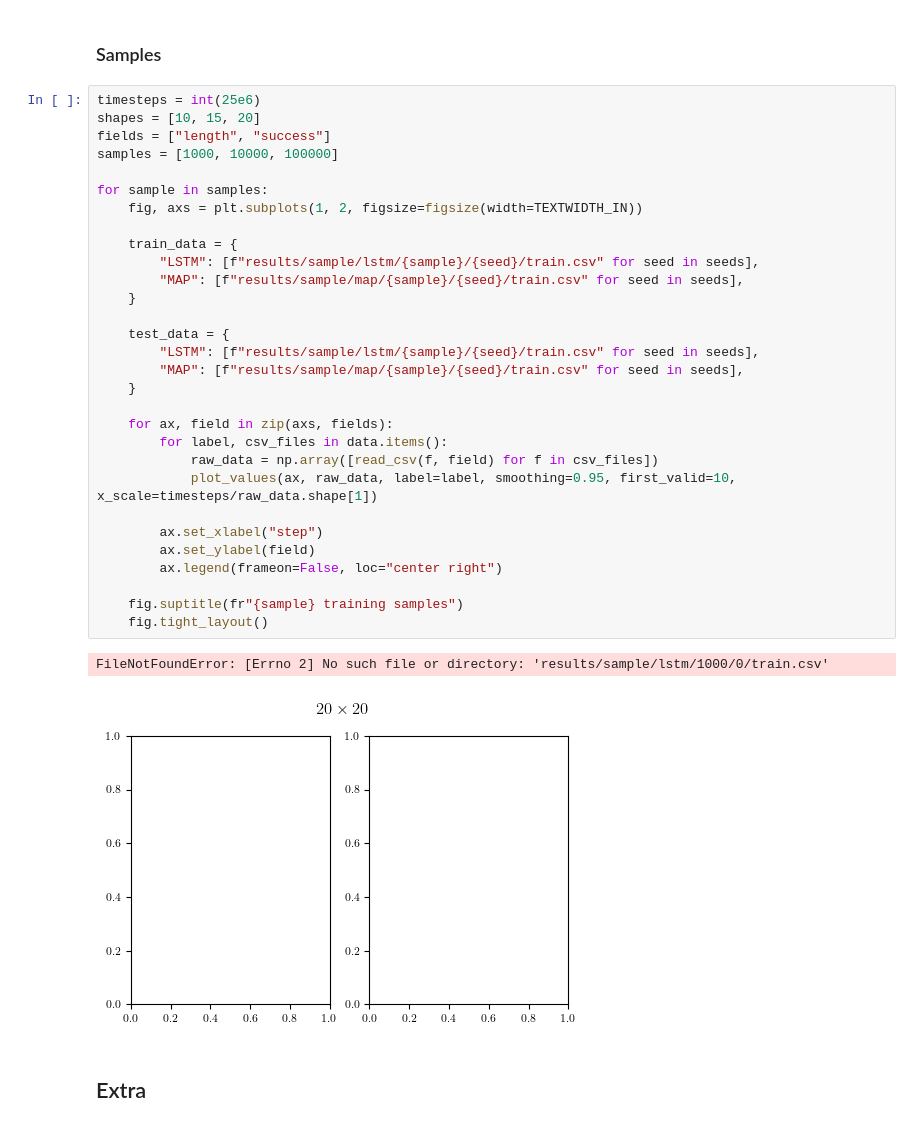
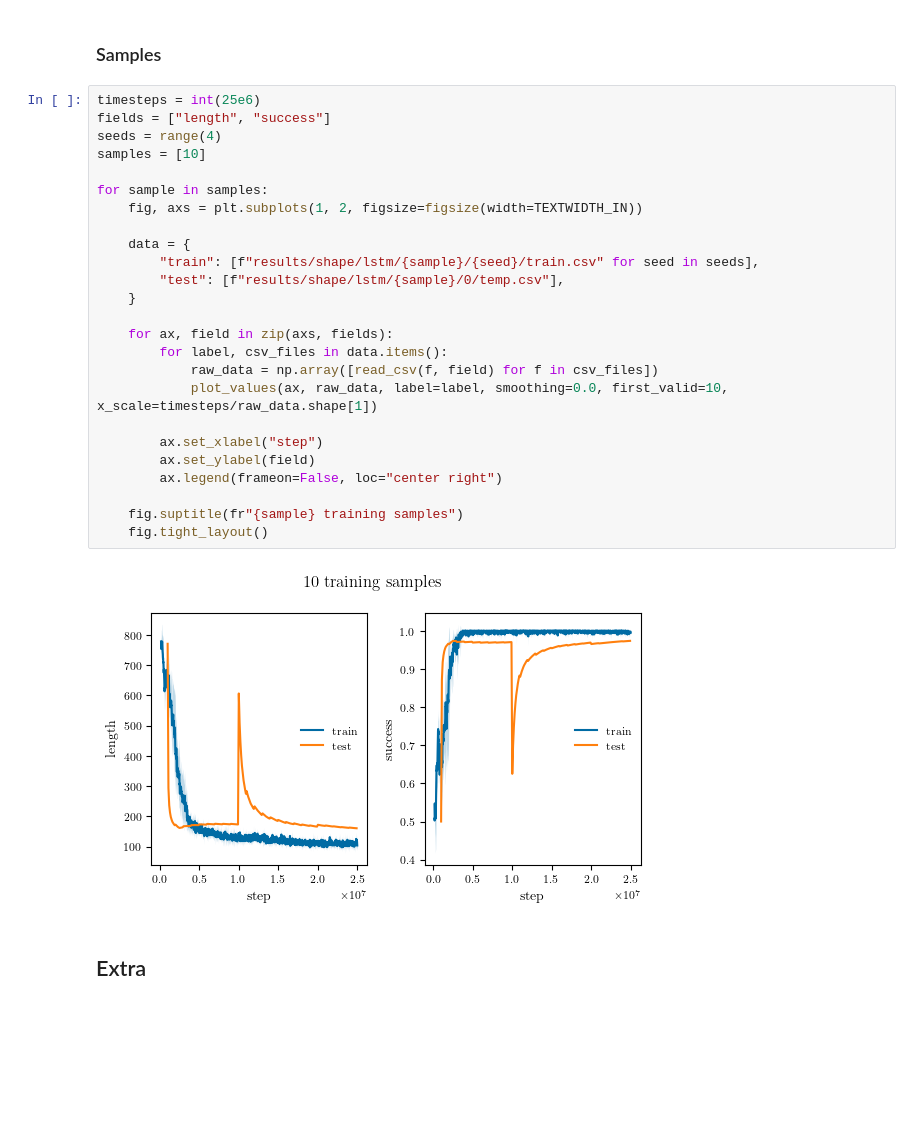
Before and after one commit to fumlig/visualsearch, a Jupyter notebook: plot.ipynb, the cells around one changed output. Cells and saved outputs as stored; diff of their text form; blank space fills up the shorter version.

```diff
--- a/plot.ipynb
+++ b/plot.ipynb
@@ -196,37 +202,31 @@ for shape in shapes:
 ### Samples
 # %%
 timesteps = int(25e6)
-shapes = [10, 15, 20]
 fields = ["length", "success"]
-samples = [1000, 10000, 100000]
+seeds = range(4)
+samples = [10]
 
 for sample in samples:
     fig, axs = plt.subplots(1, 2, figsize=figsize(width=TEXTWIDTH_IN))
 
-    train_data = {
-        "LSTM": [f"results/sample/lstm/{sample}/{seed}/train.csv" for seed in seeds],
-        "MAP": [f"results/sample/map/{sample}/{seed}/train.csv" for seed in seeds],
-    }
-
-    test_data = {
-        "LSTM": [f"results/sample/lstm/{sample}/{seed}/train.csv" for seed in seeds],
-        "MAP": [f"results/sample/map/{sample}/{seed}/train.csv" for seed in seeds],
+    data = {
+        "train": [f"results/shape/lstm/{sample}/{seed}/train.csv" for seed in seeds],
+        "test": [f"results/shape/lstm/{sample}/0/temp.csv"],
     }
 
     for ax, field in zip(axs, fields):
         for label, csv_files in data.items():
             raw_data = np.array([read_csv(f, field) for f in csv_files])
-            plot_values(ax, raw_data, label=label, smoothing=0.95, first_valid=10, x_scale=timesteps/raw_data.shape[1])
+            plot_values(ax, raw_data, label=label, smoothing=0.0, first_valid=10, x_scale=timesteps/raw_data.shape[1])
 
         ax.set_xlabel("step")
         ax.set_ylabel(field)
         ax.legend(frameon=False, loc="center right")
 
     fig.suptitle(fr"{sample} training samples")
     fig.tight_layout()
 # %% [output]
-FileNotFoundError: [Errno 2] No such file or directory: 'results/sample/lstm/1000/0/train.csv'
-[figure, old version]
+[figure, new version]
 # %% [markdown]
 ## Extra
 # %% [markdown]
```
Also changed, not shown: parts of 1 cell of this notebook, 10 other files.
